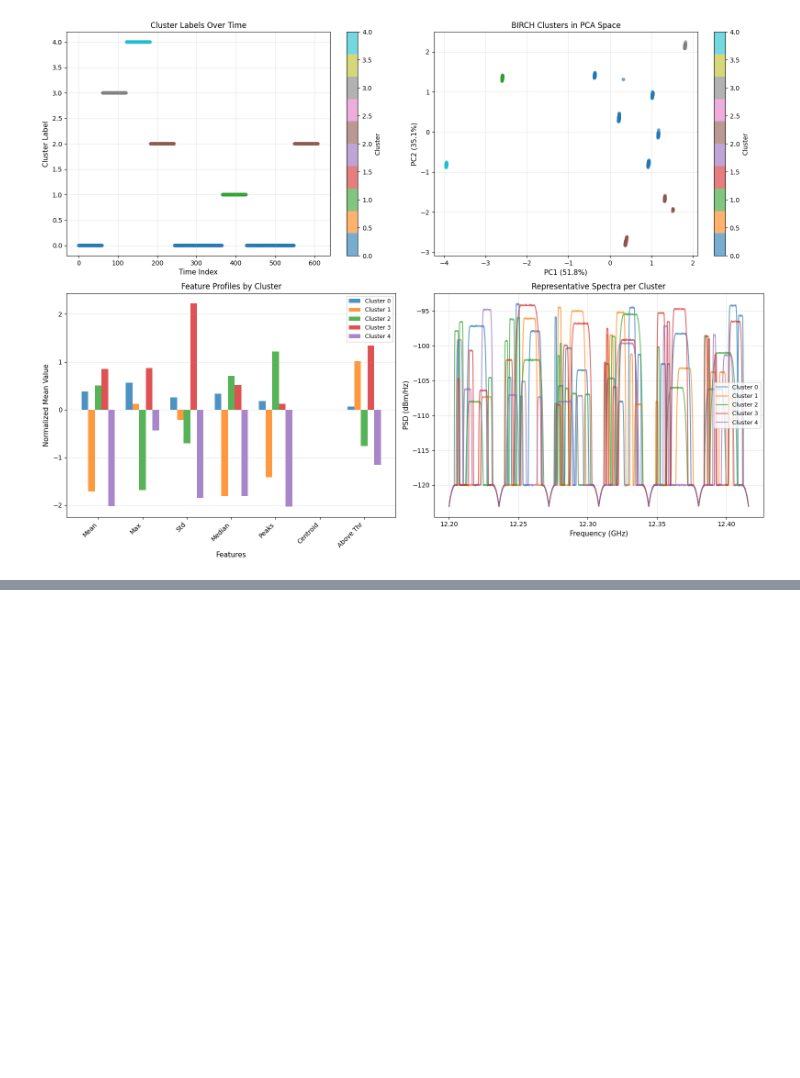
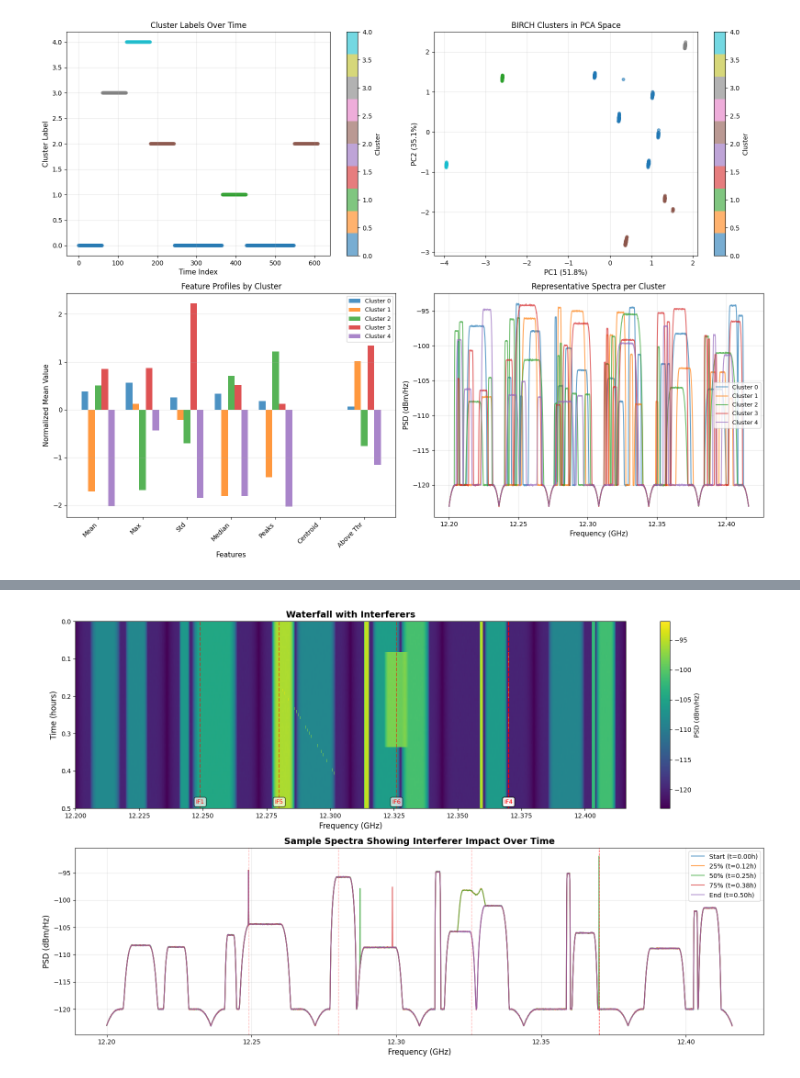
Before and after one commit to harris-mohamed/rf-ml, a Jupyter notebook: notebooks/rf_ml_unsupervised.ipynb, the cells around one changed output, grey strips where cells are left out. Drawn from its saved outputs; the diff is of its cells as text; code cells hidden in the pictures; blank space fills up the shorter version.

```diff
--- a/notebooks/rf_ml_unsupervised.ipynb
+++ b/notebooks/rf_ml_unsupervised.ipynb
@@ -465,0 +1167,97 @@ Clustering visualization saved to: ../dev_output/birch_clustering_analysis.png
+# %%
+# Visualize the spectrum with interferers
+print("Loading and visualizing spectrum with interferers...")
+
+time_array_int, frequency_array_int, psd_array_int, metadata_int, activity_log_int, interferer_data_int = \
+    load_and_process_records(output_filepath_interferers)
+
+# Create visualizer
+viz_int = Visualizer(
+    time_array=time_array_int,
+    frequency_array=frequency_array_int,
+    psd_array=psd_array_int,
+    metadata=metadata_int,
+    output_dir="../dev_output/"
+)
+
+# Create waterfall plot showing interferers
+viz_int.create_waterfall_plot()
+
+print("\nInterferer activity summary:")
+print(f"  Total interferers: {len(interferer_configs)}")
+print(f"  CW interferers: {sum(1 for ic in interferer_configs if ic.interferer_type == 'cw')}")
+print(f"  Modulated interferers: {sum(1 for ic in interferer_configs if ic.interferer_type == 'modulated')}")
+print(f"  Sweeping interferers: {sum(1 for ic in interferer_configs if ic.sweep_type != 'none')}")
+
+# Create a detailed comparison plot
+fig, axes = plt.subplots(2, 1, figsize=(16, 10))
+
+# Top plot: Full waterfall with interferers
+ax1 = axes[0]
+extent = [
+    frequency_array_int[0] / 1e9,
+    frequency_array_int[-1] / 1e9,
+    time_array_int[-1] / 60,
+    time_array_int[0] / 60
+]
+
+im1 = ax1.imshow(
+    psd_array_int,
+    aspect='auto',
+    extent=extent,
+    cmap='viridis',
+    interpolation='nearest',
+    origin='upper'
+)
+
+ax1.set_xlabel('Frequency (GHz)', fontsize=12)
+ax1.set_ylabel('Time (hours)', fontsize=12)
+ax1.set_title('Waterfall with Interferers', fontsize=14, fontweight='bold')
+
+# Mark interferer center frequencies and active times
+# We need to calculate the absolute frequency for each interferer based on transponder
+ku_band_start = 12.2e9
+transponder_bw = 36e6
+
+for i, config in enumerate(interferer_configs):
+    # Calculate absolute frequency
+    transponder_center = ku_band_start + (config.transponder_idx * transponder_bw) + (transponder_bw / 2)
+    interferer_freq = transponder_center + config.target_frequency_offset_hz
+
+    ax1.axvline(interferer_freq / 1e9, color='red', linestyle='--', alpha=0.5, linewidth=1.5)
+    ax1.text(interferer_freq / 1e9, extent[2] * 0.95, f'IF{i+1}',
+            color='red', fontsize=9, ha='center', va='top',
+            bbox=dict(boxstyle='round,pad=0.3', facecolor='white', alpha=0.7))
+
+plt.colorbar(im1, ax=ax1, label='PSD (dBm/Hz)')
+
+# Bottom plot: Sample spectra at different times showing interferer presence
+ax2 = axes[1]
+
+# Get snapshots at different times
+num_snapshots = len(time_array_int)
+sample_indices = [0, num_snapshots // 4, num_snapshots // 2, 3 * num_snapshots // 4, -1]
+sample_labels = ['Start', '25%', '50%', '75%', 'End']
+
+for idx, label in zip(sample_indices, sample_labels):
+    time_val = time_array_int[idx] / 60  # Convert to hours
+    ax2.plot(frequency_array_int / 1e9, psd_array_int[idx, :],
+            label=f'{label} (t={time_val:.2f}h)', alpha=0.7, linewidth=1.5)
+
+# Mark interferer frequencies
+for i, config in enumerate(interferer_configs):
+    transponder_center = ku_band_start + (config.transponder_idx * transponder_bw) + (transponder_bw / 2)
+    interferer_freq = transponder_center + config.target_frequency_offset_hz
+    ax2.axvline(interferer_freq / 1e9, color='red', linestyle='--', alpha=0.3, linewidth=1)
+
+ax2.set_xlabel('Frequency (GHz)', fontsize=12)
+ax2.set_ylabel('PSD (dBm/Hz)', fontsize=12)
+ax2.set_title('Sample Spectra Showing Interferer Impact Over Time', fontsize=14, fontweight='bold')
+ax2.legend(fontsize=10, loc='upper right')
+ax2.grid(True, alpha=0.3)
+
+plt.tight_layout()
+plt.savefig('../dev_output/interferer_visualization.png', dpi=150, bbox_inches='tight')
+print("\nVisualization saved to: ../dev_output/interferer_visualization.png")
+plt.show()
+# %% [output]
@@ -465,0 +1281 @@ Clustering visualization saved to: ../dev_output/birch_clustering_analysis.png
+[figure, added]
```
Also changed, not shown: parts of 11 cells of this notebook, 6 other files.
